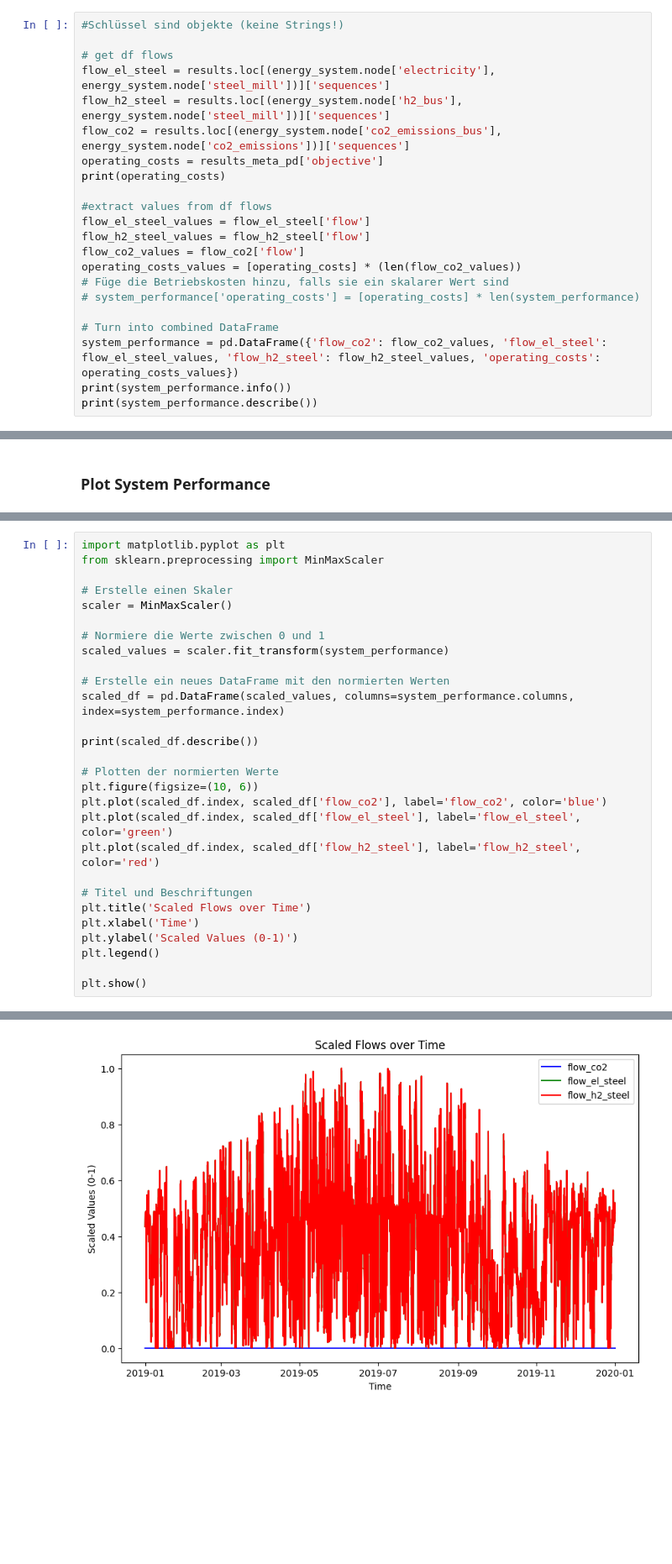
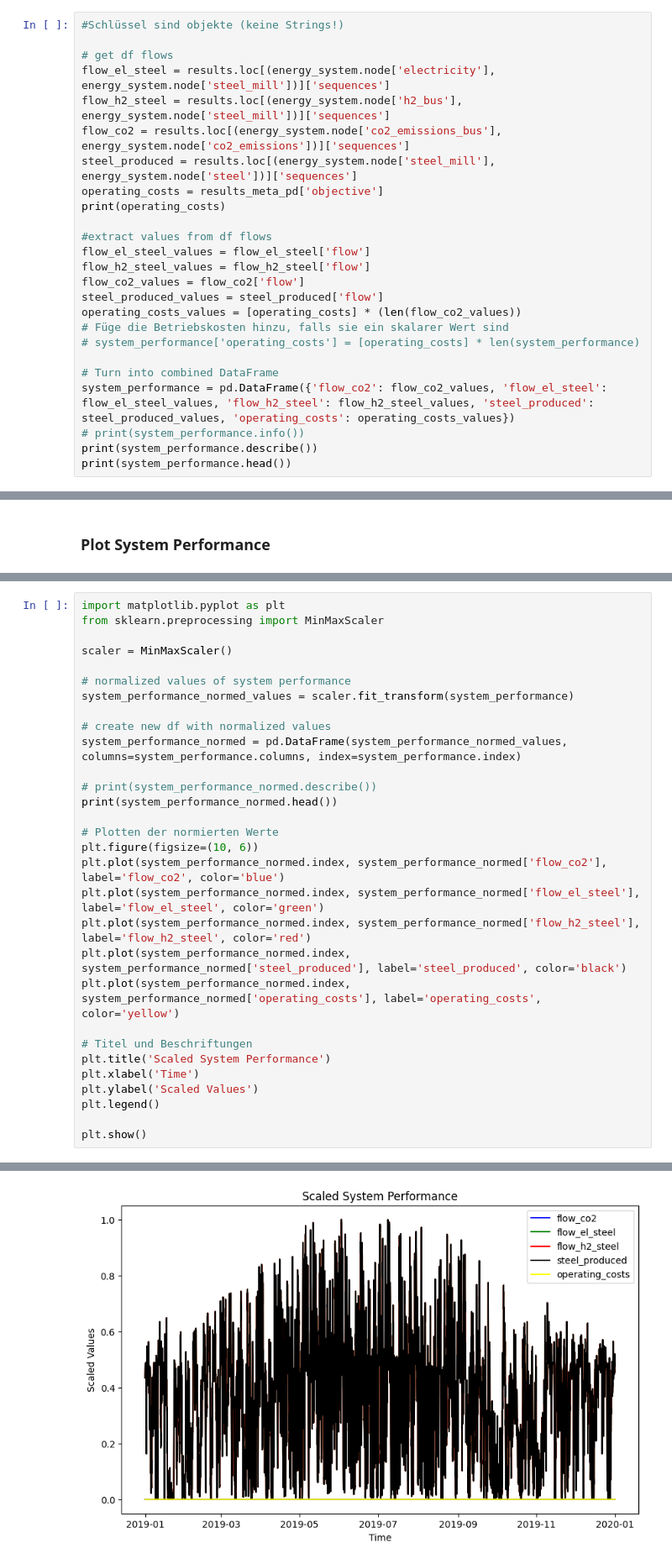
Before and after one commit to annisey/h2_hub_minimalschnitt, a Jupyter notebook: define_system_perfromance.ipynb, the cells around one changed output, grey strips where cells are left out. Shown at 84% size. Cells and saved outputs as stored; diff of their text form; blank space fills up the shorter version.

```diff
--- a/define_system_perfromance.ipynb
+++ b/define_system_perfromance.ipynb
@@ -43,6 +43,7 @@ Please keep in mind that the definition of the system performance may vary over
 flow_el_steel = results.loc[(energy_system.node['electricity'], energy_system.node['steel_mill'])]['sequences']
 flow_h2_steel = results.loc[(energy_system.node['h2_bus'],  energy_system.node['steel_mill'])]['sequences']
 flow_co2 = results.loc[(energy_system.node['co2_emissions_bus'],  energy_system.node['co2_emissions'])]['sequences']
+steel_produced = results.loc[(energy_system.node['steel_mill'],  energy_system.node['steel'])]['sequences']
 operating_costs = results_meta_pd['objective']
 print(operating_costs)
 
@@ -50,14 +51,16 @@ print(operating_costs)
 flow_el_steel_values = flow_el_steel['flow']
 flow_h2_steel_values = flow_h2_steel['flow']
 flow_co2_values = flow_co2['flow']
+steel_produced_values = steel_produced['flow']
 operating_costs_values = [operating_costs] * (len(flow_co2_values))
 # Füge die Betriebskosten hinzu, falls sie ein skalarer Wert sind
 # system_performance['operating_costs'] = [operating_costs] * len(system_performance)
 
 # Turn into combined DataFrame
-system_performance = pd.DataFrame({'flow_co2': flow_co2_values, 'flow_el_steel': flow_el_steel_values, 'flow_h2_steel': flow_h2_steel_values, 'operating_costs': operating_costs_values})
-print(system_performance.info())
+system_performance = pd.DataFrame({'flow_co2': flow_co2_values, 'flow_el_steel': flow_el_steel_values, 'flow_h2_steel': flow_h2_steel_values, 'steel_produced': steel_produced_values, 'operating_costs': operating_costs_values})
+# print(system_performance.info())
 print(system_performance.describe())
+print(system_performance.head())
 # %% [output]
 -641.6687338070664
 <class 'pandas.core.frame.DataFrame'>
@@ -106,27 +110,29 @@ plt.show()
 import matplotlib.pyplot as plt
 from sklearn.preprocessing import MinMaxScaler
 
-# Erstelle einen Skaler
 scaler = MinMaxScaler()
 
-# Normiere die Werte zwischen 0 und 1
-scaled_values = scaler.fit_transform(system_performance)
+# normalized values of system performance
+system_performance_normed_values = scaler.fit_transform(system_performance)
 
-# Erstelle ein neues DataFrame mit den normierten Werten
-scaled_df = pd.DataFrame(scaled_values, columns=system_performance.columns, index=system_performance.index)
+# create new df with normalized values
+system_performance_normed = pd.DataFrame(system_performance_normed_values, columns=system_performance.columns, index=system_performance.index)
 
-print(scaled_df.describe())
+# print(system_performance_normed.describe())
+print(system_performance_normed.head())
 
 # Plotten der normierten Werte
 plt.figure(figsize=(10, 6))
-plt.plot(scaled_df.index, scaled_df['flow_co2'], label='flow_co2', color='blue')
-plt.plot(scaled_df.index, scaled_df['flow_el_steel'], label='flow_el_steel', color='green')
-plt.plot(scaled_df.index, scaled_df['flow_h2_steel'], label='flow_h2_steel', color='red')
+plt.plot(system_performance_normed.index, system_performance_normed['flow_co2'], label='flow_co2', color='blue')
+plt.plot(system_performance_normed.index, system_performance_normed['flow_el_steel'], label='flow_el_steel', color='green')
+plt.plot(system_performance_normed.index, system_performance_normed['flow_h2_steel'], label='flow_h2_steel', color='red')
+plt.plot(system_performance_normed.index, system_performance_normed['steel_produced'], label='steel_produced', color='black')
+plt.plot(system_performance_normed.index, system_performance_normed['operating_costs'], label='operating_costs', color='yellow')
 
 # Titel und Beschriftungen
-plt.title('Scaled Flows over Time')
+plt.title('Scaled System Performance')
 plt.xlabel('Time')
-plt.ylabel('Scaled Values (0-1)')
+plt.ylabel('Scaled Values')
 plt.legend()
 
 plt.show()
@@ -143 +153 @@ max         0.0       1.000000       1.000000
-[figure, old version]
+[figure, new version]
```
Also changed, not shown: parts of 5 cells of this notebook.
